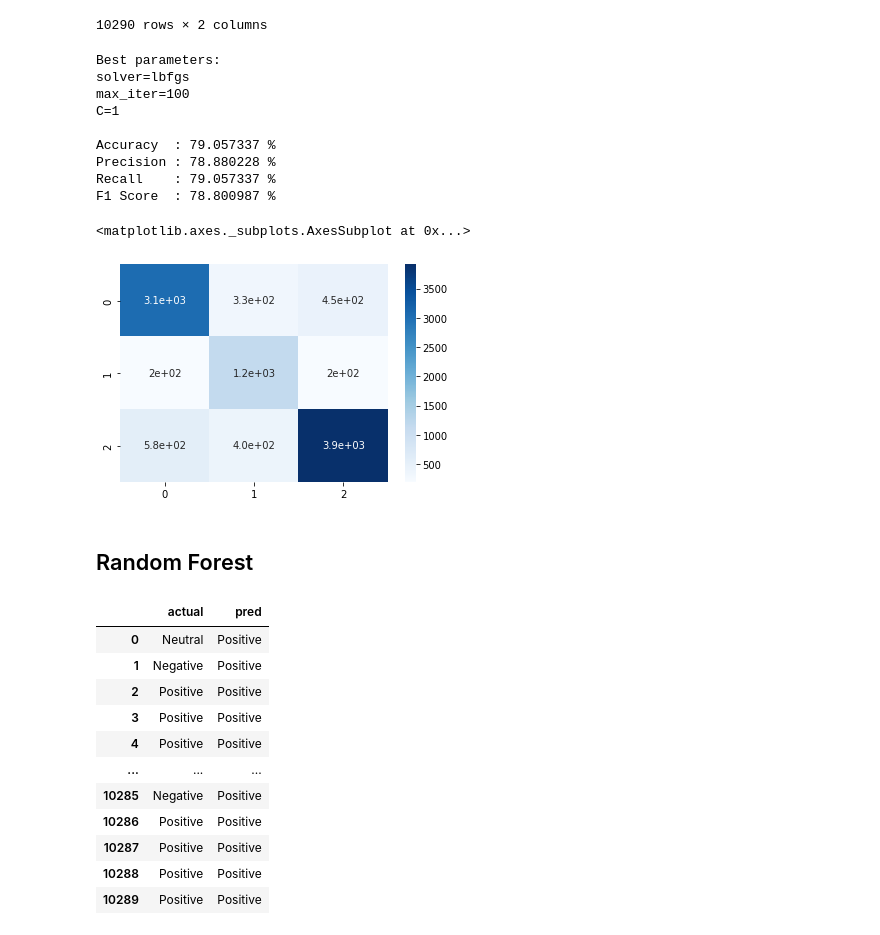
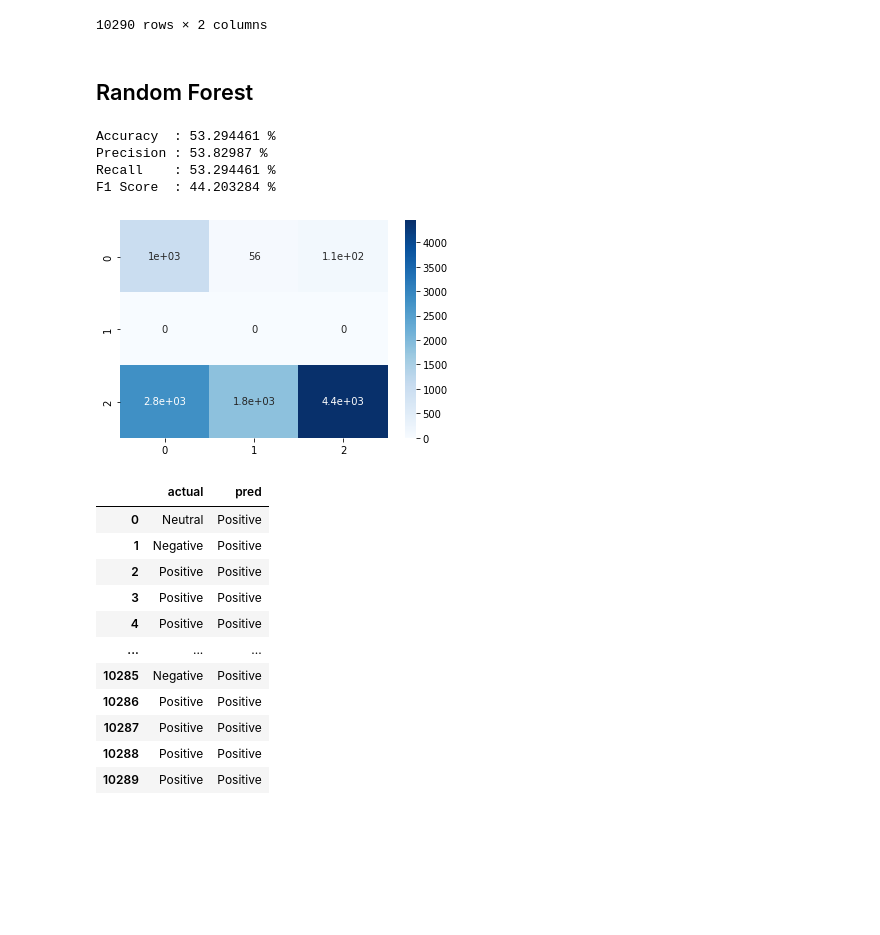
Before and after one commit to connect-midhunr/sentiment-analysis-covid19-related-tweets, a Jupyter notebook: Sentiment_Analysis_of_Covid_19_related_Tweets.ipynb, the cells around one changed output. Cells and saved outputs as stored; diff of their text form; code cells hidden in the pictures; blank space fills up the shorter version.

```diff
--- a/Sentiment_Analysis_of_Covid_19_related_Tweets.ipynb
+++ b/Sentiment_Analysis_of_Covid_19_related_Tweets.ipynb
@@ -270,3 +301,11 @@ model_log.fit(X_train, y_train)
 
 # Model prediction
 y_test_pred = model_log.predict(X_test)
+# %%
+# model evaluation
+evaluation = model_evaluation(y_test, y_test_pred)
+
+# add metrics to metrics table
+metrics_table.loc[len(metrics_table.index)] = ['Logistic Regression', evaluation['Accuracy'],
+                                               evaluation['Precision'], evaluation['Recall'],
+                                               evaluation['F1_Score']]
@@ -288,49 +333,6 @@ comparison_Dataframe
 | 10288 | Positive | Positive |
 | 10289 | Positive | Positive |
 10290 rows × 2 columns
-# %%
-# Model evaluation
-from sklearn import metrics
-from sklearn.metrics import accuracy_score
-from sklearn.metrics import precision_score
-from sklearn.metrics import recall_score
-from sklearn.metrics import f1_score
-from sklearn.metrics import confusion_matrix
-
-# print best parameter values and negative mean squared error
-print("Best parameters: ")
-for key, value in model_log.best_params_.items():
-  print(f"{key}={value}")
-
-print()
-print(f"Accuracy  : {round(accuracy_score(y_test, y_test_pred) * 100, 6)} %")
-print(f"Precision : {round(precision_score(y_test, y_test_pred, average='weighted') * 100, 6)} %")
-print(f"Recall    : {round(recall_score(y_test, y_test_pred, average='weighted') * 100, 6)} %")
-print(f"F1 Score  : {round(f1_score(y_test, y_test_pred, average='weighted') * 100, 6)} %")
-
-# Confusion matrix
-cf_matrix = confusion_matrix(y_test_pred, y_test)
-print("\n")
-sns.heatmap(cf_matrix, annot=True, cmap='Blues')
-# %% [output]
-Best parameters:
-solver=lbfgs
-max_iter=100
-C=1
-
-Accuracy  : 79.057337 %
-Precision : 78.880228 %
-Recall    : 79.057337 %
-F1 Score  : 78.800987 %
-<matplotlib.axes._subplots.AxesSubplot at 0x...>
-[figure, removed]
-# %%
-# add metrics to metrics table
-metrics_table.loc[len(metrics_table.index)] = ['Logistic Regression',
-                                                round(accuracy_score(y_test, y_test_pred) * 100, 6),
-                                                round(precision_score(y_test, y_test_pred, average='weighted') * 100, 6),
-                                                round(recall_score(y_test, y_test_pred, average='weighted') * 100, 6),
-                                                round(f1_score(y_test, y_test_pred, average='weighted') * 100, 6)]
 # %% [markdown]
 ## Random Forest
 # %%
@@ -350,6 +352,20 @@ model_rf.fit(X_train, y_train)
 
 # Model prediction
 y_test_pred = model_rf.predict(X_test)
+# %%
+# model evaluation
+evaluation = model_evaluation(y_test, y_test_pred)
+
+# add metrics to metrics table
+metrics_table.loc[len(metrics_table.index)] = ['Random Forest', evaluation['Accuracy'],
+                                               evaluation['Precision'], evaluation['Recall'],
+                                               evaluation['F1_Score']]
+# %% [output]
+Accuracy  : 53.294461 %
+Precision : 53.82987 %
+Recall    : 53.294461 %
+F1 Score  : 44.203284 %
+[figure, added]
 # %%
 # actual vs predicted target data
 comparison_Dataframe = pd.DataFrame(zip(y_test, y_test_pred), columns = ['actual', 'pred'])
```
Also changed, not shown: parts of 17 cells of this notebook.
